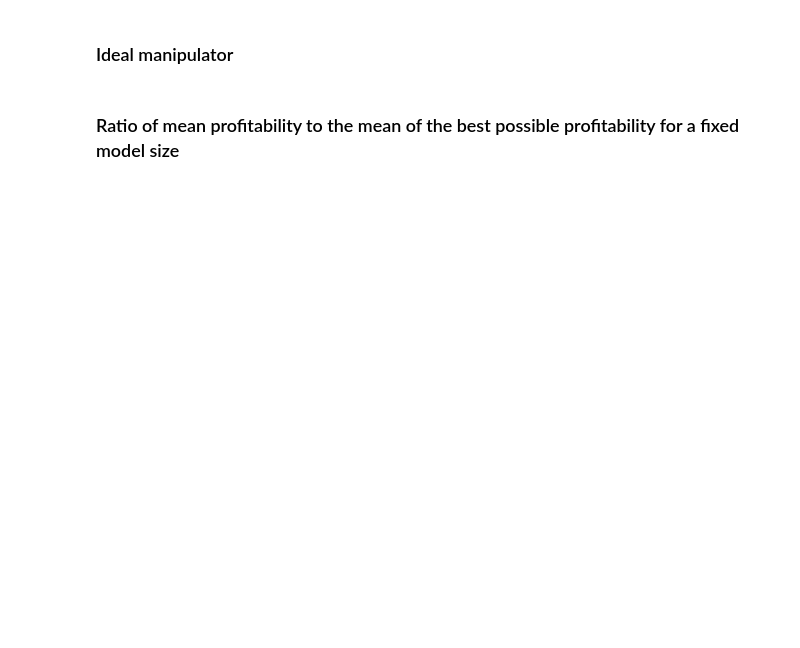
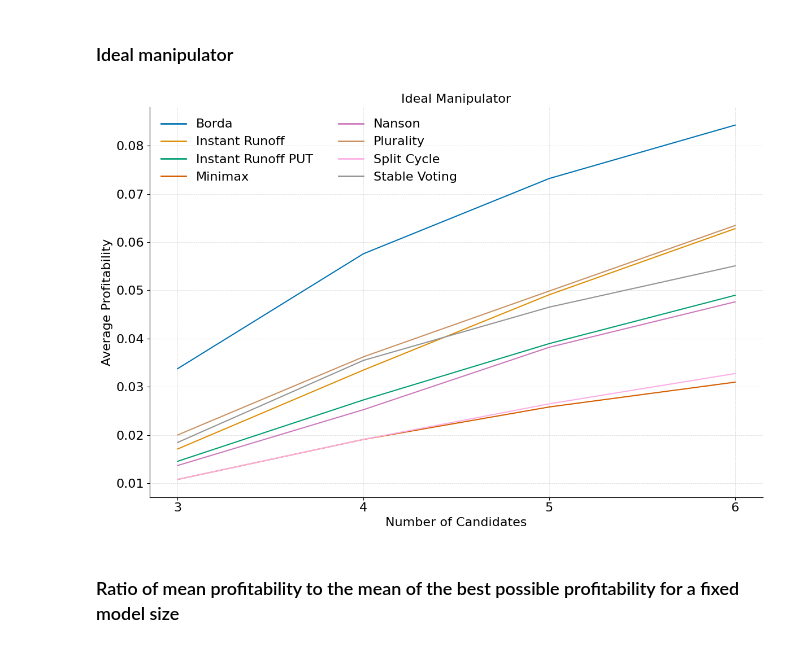
Before and after one commit to epacuit/ltm, a Jupyter notebook: Learning to Manipulate.ipynb, the cells around one changed output. Saved outputs shown, nothing was run; the diff lists cells and outputs as text; code cells hidden in the pictures; blank space fills up the shorter version.

```diff
--- a/Learning to Manipulate.ipynb
+++ b/Learning to Manipulate.ipynb
@@ -2565,14 +2645,8 @@ if VISUALIZE_RESULTS:
         '(20, 21)'
     ]
     manip_weight = 1
-    model_sizes = [
-        (256, 128)
-        # (512,),
-        # (256, 256),
-        # (512, 256, 128)
-    ]
     agent_infos = 'majority'
-    agent_infos_str = 'majority matrix'
+    agent_infos_str = 'Majority Matrix'
 
     labeling = 'optimize'
     decision_rule = 'argmax'
@@ -2586,22 +2660,20 @@ if VISUALIZE_RESULTS:
             # get filename from regular expression
             filenames = glob.glob(f"evaluation/evaluation_('{agent_infos}',)_{probmodel}_{labeling}_{manip_weight}/{gen}_{num_cands}_{num_voters}_{probmodel}_('{agent_infos}',)_{manip_weight}_{decision_rule}_{metric_op}_{evaluation_batch_size}_{max_est_std_error}_*.pickle")
             if len(filenames) == 0:
-                print(f"WARNING: no file found for {num_cands} candidates, {num_voters} voters, and {agent_infos}\n")
-                continue
+                raise ValueError(f"no file found for {num_cands} candidates, {num_voters} voters, and {agent_infos}\n")
             elif len(filenames) > 1:
-                print("WARNING: more than one file found!")
-                continue
+                raise ValueError("more than one file found!")
+
             else:
                 filename = filenames[0]
-                print(f"loading {agent_info} evaluation data:\n {filename.split('/')[-1]}")
+                print(f"loading {agent_infos} evaluation data:\n {filename.split('/')[-1]}")
                 _eval_dict  = pickle.load(open(filename, 'rb'))
                 eval_dict.update(_eval_dict)
 
     print(len(eval_dict.keys()))
     df = create_dataframe(eval_dict)
-    df_fixed_model_size = df[df['model_size'].isin(model_sizes)]
-    df_fixed_model_size['agent_infos'] = df_fixed_model_size['agent_infos'].astype(str)
-    df_fixed_model_size['agent_infos'] = df_fixed_model_size['agent_infos'].replace({
+    df['agent_infos'] = df['agent_infos'].astype(str)
+    df['agent_infos'] = df['agent_infos'].replace({
         "('plurality_scores',)": "plurality_scores",
         "('majority',)": "majority",
         "('plurality_ranking',)": "plurality_ranking",
@@ -2682,36 +2805,38 @@ if VISUALIZE_RESULTS:
 
     df_fixed_model_size['num_cands_str'] = df_fixed_model_size['num_cands'].astype(str)
 
     unique_vms = sorted(df_fixed_model_size['vm'].unique())
     palette = sns.color_palette("colorblind", n_colors=len(unique_vms))
 
     plt.figure(figsize=(12, 8))
 
     legend_elements = []
 
     for i, vm in enumerate(unique_vms):
 
         ideal_data = filtered_max_decision[filtered_max_decision['vm'] == vm]
         ideal_data_avg = ideal_data.pivot_table(index='num_cands_str', values='mean', aggfunc='mean')
 
         plt.plot(ideal_data_avg.index, ideal_data_avg.values, linestyle='-', color=palette[i])
 
         legend_elements.append(plt.Line2D([0], [0], color=palette[i], lw=2, label=vm))
 
-    plt.title('ideal manipulator', fontsize=fontsize)
-    plt.xlabel('number of candidates', fontsize=fontsize)
-    plt.ylabel('average profitability', fontsize=fontsize)
+    plt.title('Ideal Manipulator', fontsize=fontsize)
+    plt.xlabel('Number of Candidates', fontsize=fontsize)
+    plt.ylabel('Average Profitability', fontsize=fontsize)
 
     plt.legend(handles=legend_elements, title='', loc='upper left', bbox_to_anchor=(0., 1.0), fontsize=fontsize, ncols=2, frameon=False)
     plt.xticks(fontsize=fontsize)
     plt.yticks(fontsize=fontsize)
 
     sns.despine(right=True, top=True)
     plt.grid(True, which='both', linestyle='--', linewidth=0.5, alpha=0.5)
 
     plt.tight_layout()
     plt.savefig(f"{graphs_dir}/num_cands_different_voting_methods_ideal.pdf")
     plt.show()
+# %% [output]
+[figure, added]
 # %% [markdown]
 ### Ratio of mean profitability to the mean of the best possible profitability for a fixed model size
 # %%
```
Also changed, not shown: parts of 22 cells of this notebook, 18 other files.
